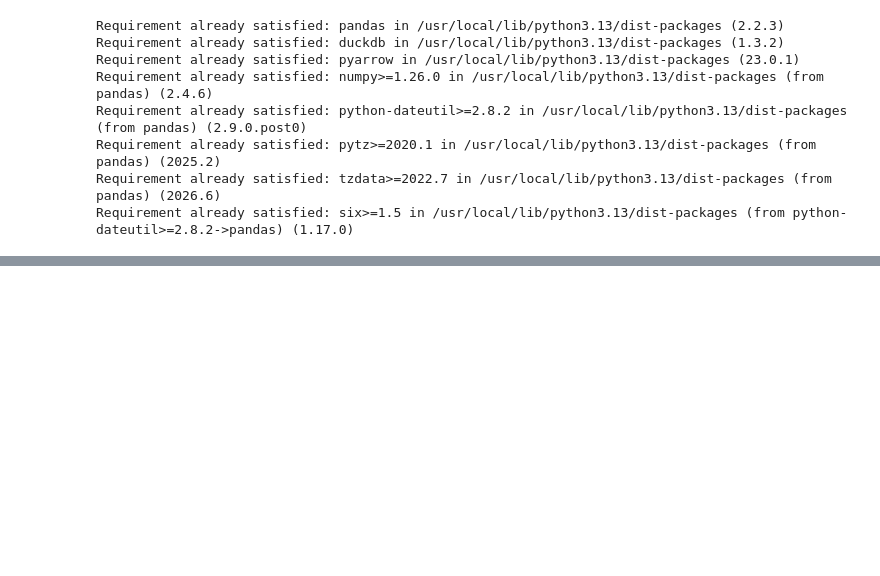
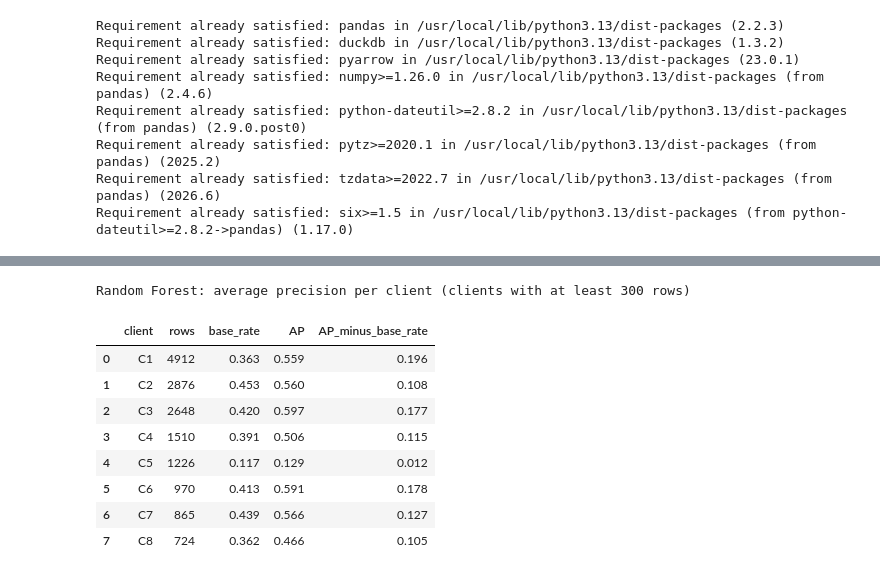
Before and after one commit to Umair01-code/FlyRank-ML-Intrenship, a Jupyter notebook: work/notebooks/w05_model.ipynb, the cells around one changed output, grey strips where cells are left out. Saved outputs shown, nothing was run; the diff lists cells and outputs as text; code cells hidden in the pictures; blank space fills up the shorter version.

```diff
--- a/work/notebooks/w05_model.ipynb
+++ b/work/notebooks/w05_model.ipynb
@@ -150,0 +466,33 @@ HTTPException: HTTP Error: HTTP GET error on 'https://huggingface.co/datasets/Fl
+# %%
+# Where does the best model go wrong? Look at its top-500 picks in every fold.
+picks = []
+for i in range(N_FOLDS):
+    part = oof[oof["fold"] == i]
+    top = part.sort_values(best_name, ascending=False).head(K_LARGE)
+    picks.append(top.index)
+picks_idx = np.concatenate(picks)
+
+view = frame.copy()
+view["picked"] = False
+view.loc[picks_idx, "picked"] = True
+view["score"] = oof[best_name]
+
+# 1) by size of the page (previous-week clicks)
+view["size_band"] = pd.qcut(view["prev_clicks"], 4, labels=["smallest 25%", "25-50%", "50-75%", "largest 25%"])
+all_pages = view.groupby("size_band", observed=True)
+chosen = view[view["picked"]].groupby("size_band", observed=True)
+by_size = pd.DataFrame({
+    "share_of_all_pages": all_pages.size() / len(view),
+    "share_of_top_picks": chosen.size() / view["picked"].sum(),
+    "drop_rate_all_pages": all_pages["y"].mean(),
+    "drop_rate_in_picks": chosen["y"].mean(),
+})
+print("By page size (previous-week clicks)")
+display(by_size.round(3))
+
+# 2) by decision week
+by_week = view.groupby("decision_date").agg(drop_rate_all_pages=("y", "mean"))
+by_week["picks"] = view[view["picked"]].groupby("decision_date").size()
+by_week["drop_rate_in_picks"] = view[view["picked"]].groupby("decision_date")["y"].mean()
+print("By decision week")
+display(by_week.round(3))
@@ -150,0 +514,23 @@ HTTPException: HTTP Error: HTTP GET error on 'https://huggingface.co/datasets/Fl
+# %%
+# 3) client by client (relabelled C1, C2, ... so no ids are shown)
+rows = []
+for cid, g in view.groupby("client_hash_id"):
+    if len(g) >= 300 and 0 < g["y"].sum() < len(g):
+        rows.append({"client": cid, "rows": len(g), "base_rate": g["y"].mean(),
+                     "AP": average_precision_score(g["y"], g["score"])})
+by_client = pd.DataFrame(rows).sort_values("rows", ascending=False).reset_index(drop=True)
+by_client["client"] = [f"C{i+1}" for i in range(len(by_client))]
+by_client["AP_minus_base_rate"] = by_client["AP"] - by_client["base_rate"]
+print(f"{best_name}: average precision per client (clients with at least 300 rows)")
+display(by_client.round(3))
+# %% [output]
+Random Forest: average precision per client (clients with at least 300 rows)
+|  | client | rows | base_rate | AP | AP_minus_base_rate |
+| 0 | C1 | 4912 | 0.363 | 0.559 | 0.196 |
+| 1 | C2 | 2876 | 0.453 | 0.560 | 0.108 |
+| 2 | C3 | 2648 | 0.420 | 0.597 | 0.177 |
+| 3 | C4 | 1510 | 0.391 | 0.506 | 0.115 |
+| 4 | C5 | 1226 | 0.117 | 0.129 | 0.012 |
+| 5 | C6 | 970 | 0.413 | 0.591 | 0.178 |
+| 6 | C7 | 865 | 0.439 | 0.566 | 0.127 |
+| 7 | C8 | 724 | 0.362 | 0.466 | 0.105 |
```
Also changed, not shown: parts of 24 cells of this notebook.
